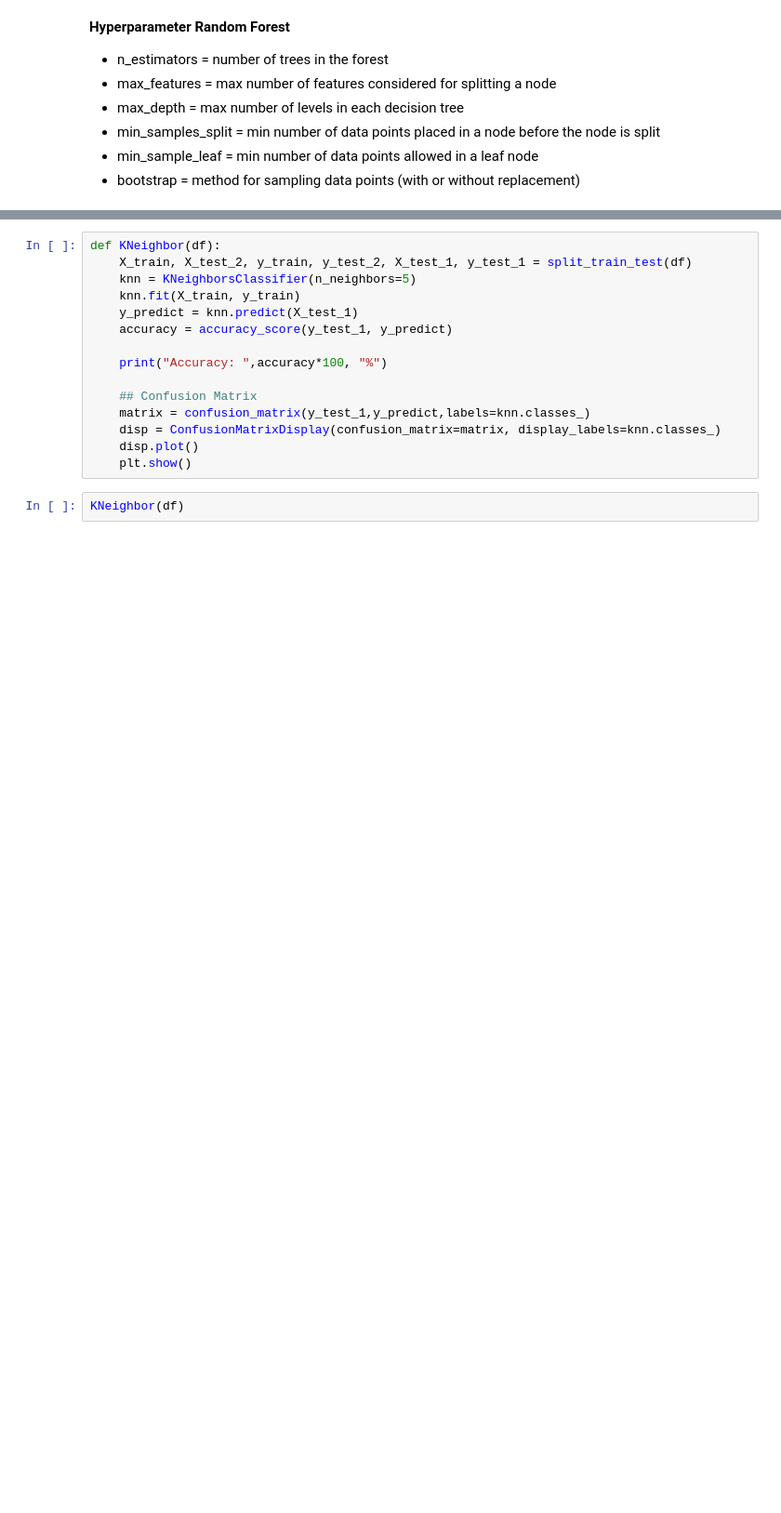
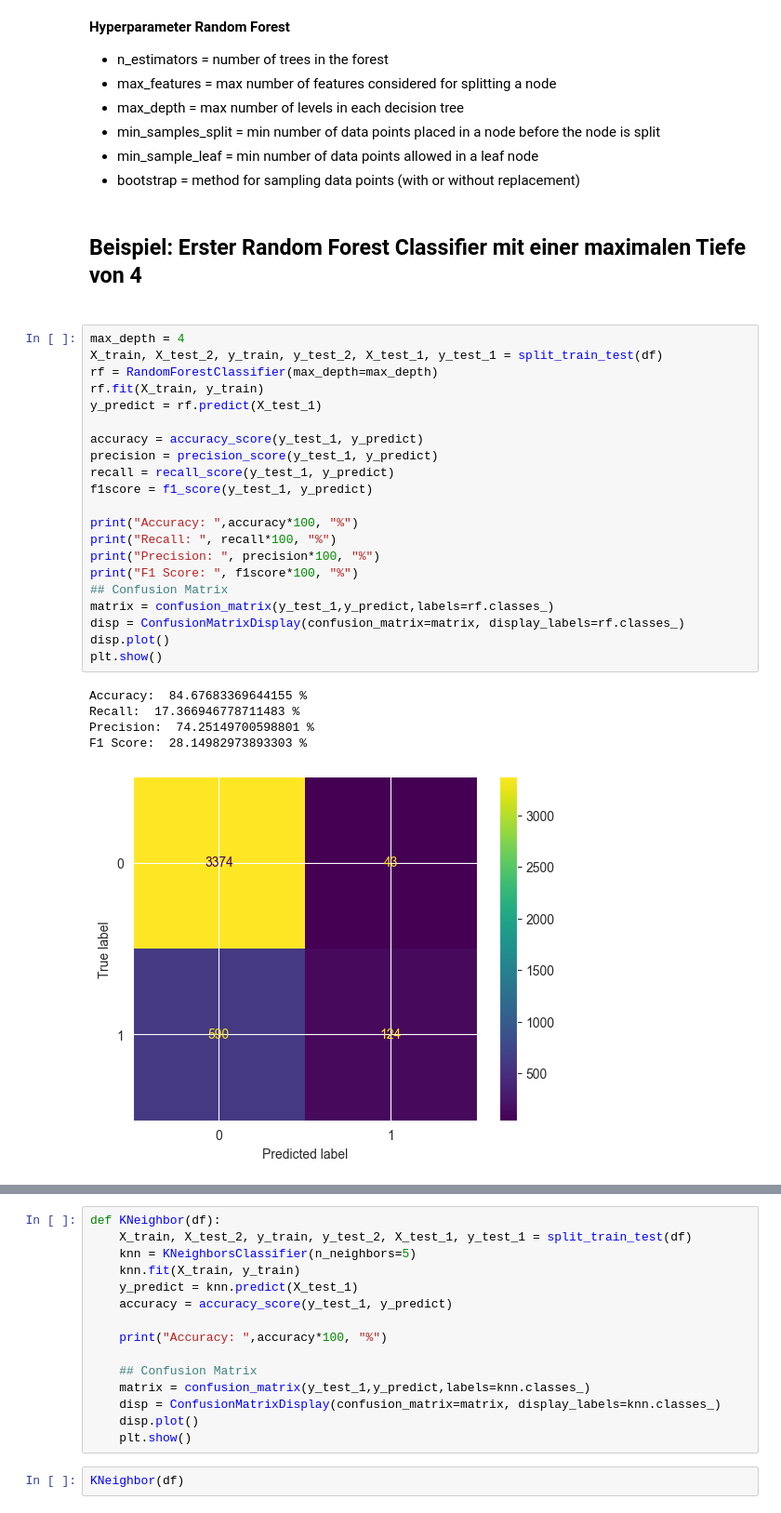
Before and after one commit to Konsti-Boegel/anwendungsfelderBusinessAnalytics, a Jupyter notebook: Case_Mailing.ipynb, the cells around one changed output, grey strips where cells are left out. Shown at 93% size. Saved outputs shown, nothing was run; the diff lists cells and outputs as text; blank space fills up the shorter version.

```diff
--- a/Case_Mailing.ipynb
+++ b/Case_Mailing.ipynb
@@ -458,3 +426,32 @@ Ergebnis:  464 €
 *   min_samples_split = min number of data points placed in a node before the   node is split
 *   min_sample_leaf = min number of data points allowed in a leaf node
 *   bootstrap = method for sampling data points (with or without replacement)
+# %% [markdown]
+<h2>Beispiel: Erster Random Forest Classifier mit einer maximalen Tiefe von 4<h2>
+# %%
+max_depth = 4
+X_train, X_test_2, y_train, y_test_2, X_test_1, y_test_1 = split_train_test(df)
+rf = RandomForestClassifier(max_depth=max_depth)
+rf.fit(X_train, y_train)
+y_predict = rf.predict(X_test_1)
+
+accuracy = accuracy_score(y_test_1, y_predict)
+precision = precision_score(y_test_1, y_predict)
+recall = recall_score(y_test_1, y_predict)
+f1score = f1_score(y_test_1, y_predict)
+
+print("Accuracy: ",accuracy*100, "%")
+print("Recall: ", recall*100, "%")
+print("Precision: ", precision*100, "%")
+print("F1 Score: ", f1score*100, "%")
+## Confusion Matrix
+matrix = confusion_matrix(y_test_1,y_predict,labels=rf.classes_)
+disp = ConfusionMatrixDisplay(confusion_matrix=matrix, display_labels=rf.classes_)
+disp.plot()
+plt.show()
+# %% [output]
+Accuracy:  84.67683369644155 %
+Recall:  17.366946778711483 %
+Precision:  74.25149700598801 %
+F1 Score:  28.14982973893303 %
+[figure, added]
```
Also changed, not shown: parts of 26 cells of this notebook.
